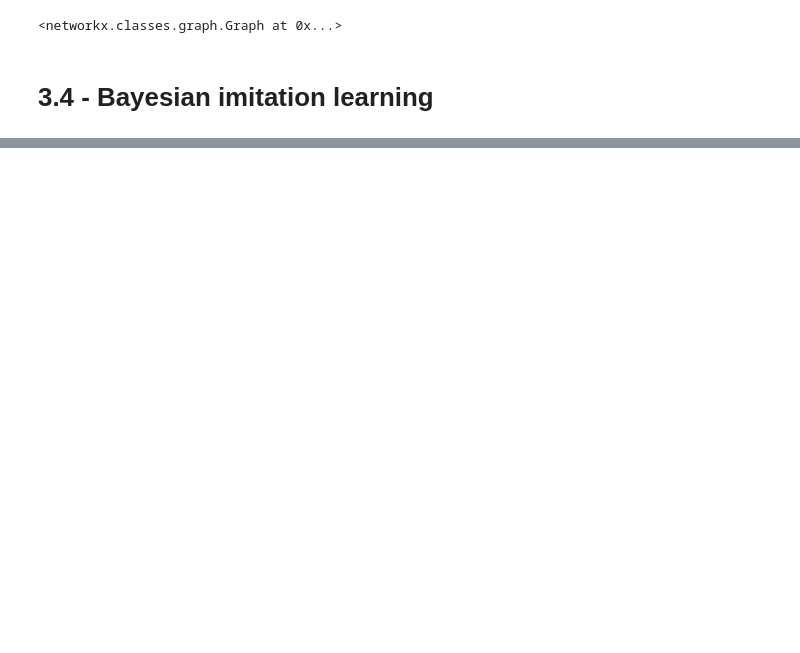
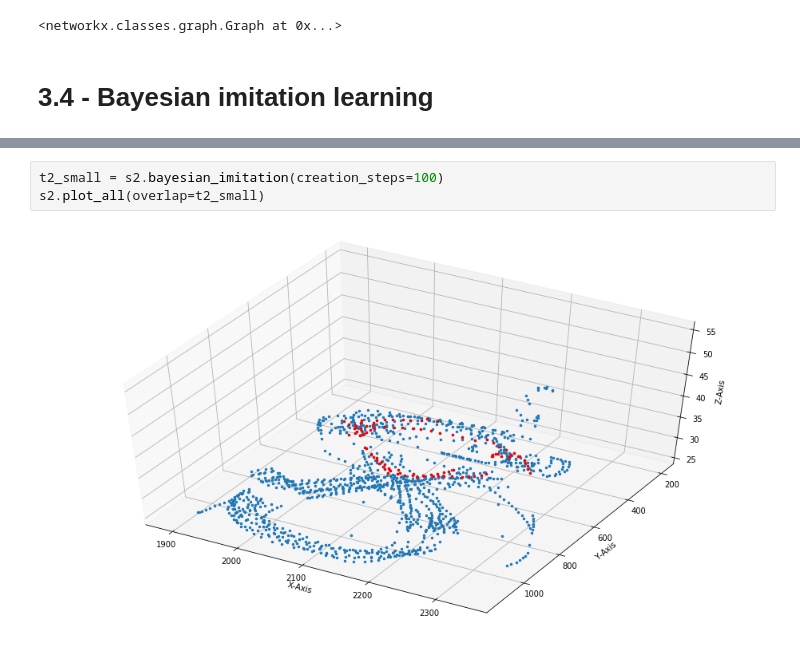
Before and after one commit to LeKono/gameAI, a Jupyter notebook: Presentation.ipynb, the cells around one changed output, grey strips where cells are left out. Cells and saved outputs as stored; diff of their text form; blank space fills up the shorter version.

```diff
--- a/Presentation.ipynb
+++ b/Presentation.ipynb
@@ -74,3 +80,8 @@ s.plot_all(overlap=t)
+# %%
+t2_small = s2.bayesian_imitation(creation_steps=100)
+s2.plot_all(overlap=t2_small)
+# %% [output]
+[figure, added]
 # %%
 t2 = s2.bayesian_imitation()
 s2.plot_all(overlap=t2)
```
Also changed, not shown: parts of 6 cells of this notebook, 1 other file.
